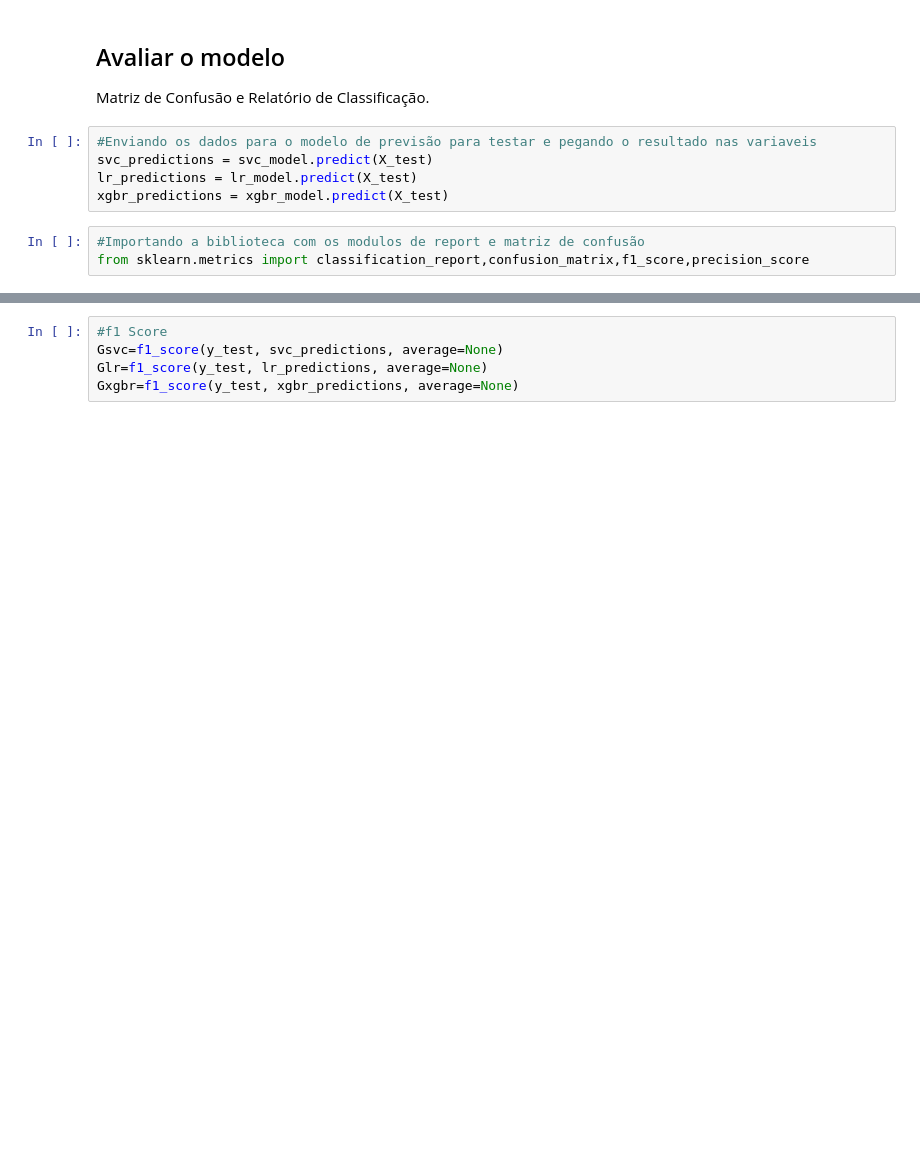
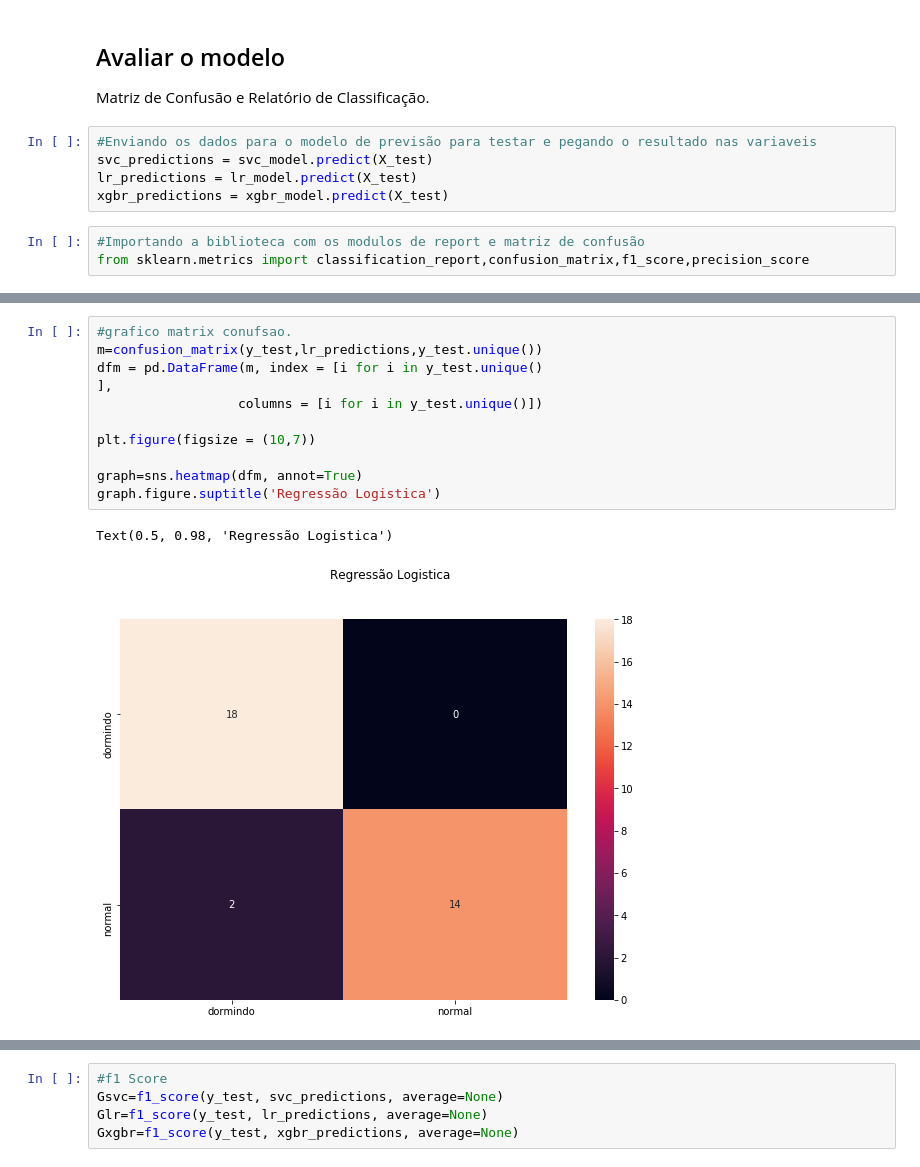
Before and after one commit to ifGarcia/TCC-3.14K, a Jupyter notebook: Master/Treinamento_Teste_Modelos.ipynb, the cells around one changed output, grey strips where cells are left out. Drawn from its saved outputs; the diff is of its cells as text; blank space fills up the shorter version.

```diff
--- a/Master/Treinamento_Teste_Modelos.ipynb
+++ b/Master/Treinamento_Teste_Modelos.ipynb
@@ -132,0 +147,14 @@ Text(0.5, 0.98, 'SVM')
+# %%
+#grafico matrix conufsao.
+m=confusion_matrix(y_test,lr_predictions,y_test.unique())
+dfm = pd.DataFrame(m, index = [i for i in y_test.unique()
+],
+                  columns = [i for i in y_test.unique()])
+
+plt.figure(figsize = (10,7))
+
+graph=sns.heatmap(dfm, annot=True)
+graph.figure.suptitle('Regressão Logistica')
+# %% [output]
+Text(0.5, 0.98, 'Regressão Logistica')
+[figure, added]
```
Also changed, not shown: parts of 15 cells of this notebook, 5 other files.
